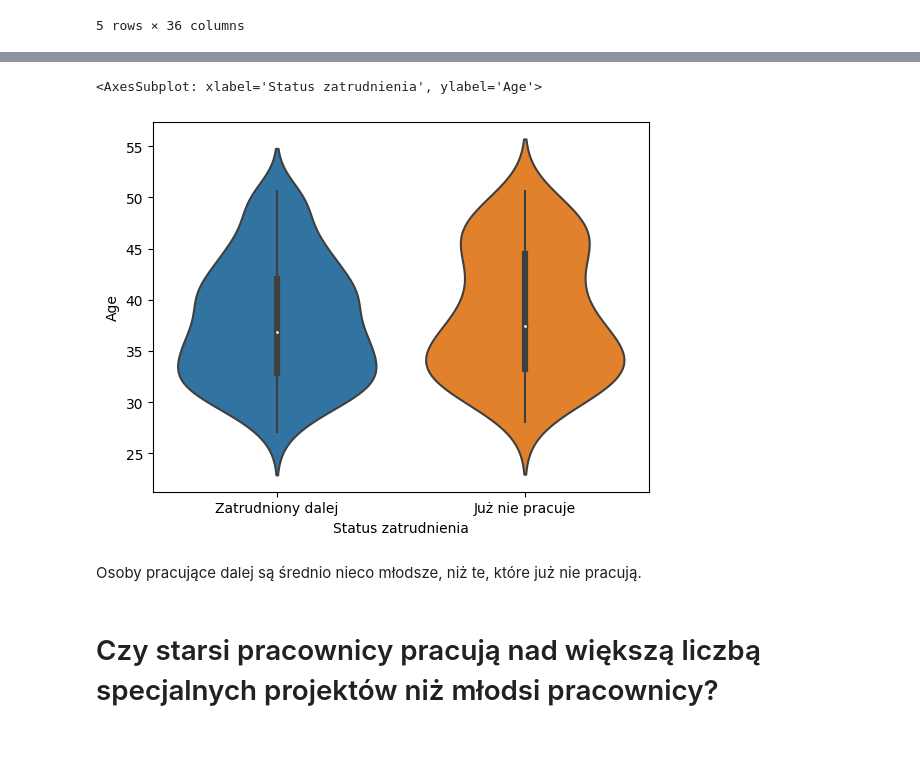
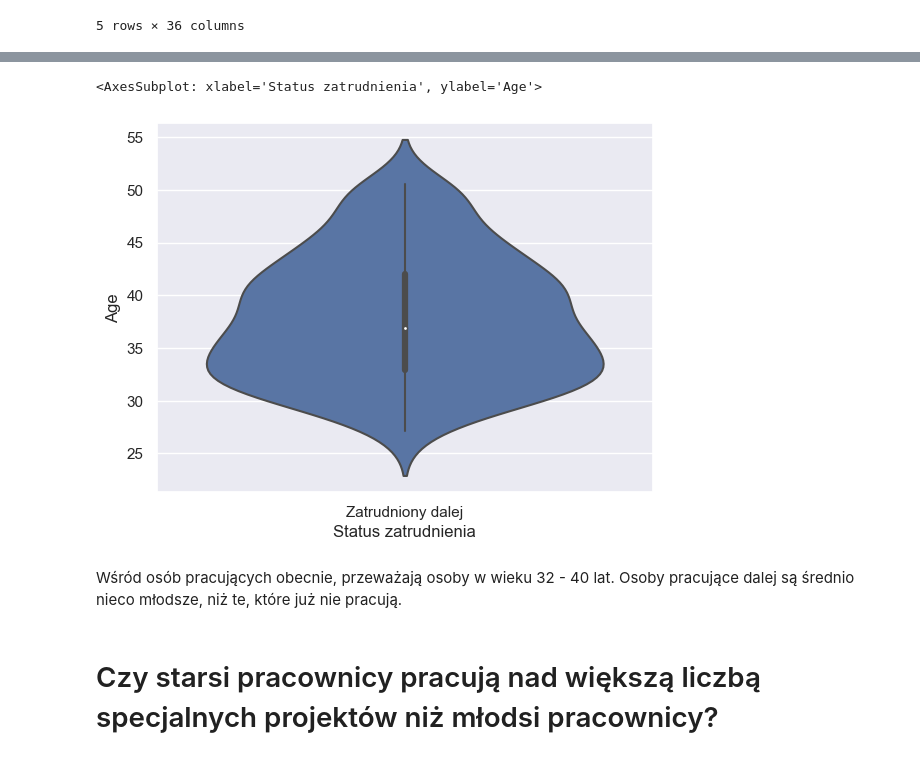
Before and after one commit to lukpytlewski/HR-dataset, a Jupyter notebook: HR_dataset.ipynb, the cells around one changed output, grey strips where cells are left out. Drawn from its saved outputs; the diff is of its cells as text; code cells hidden in the pictures.

```diff
--- a/HR_dataset.ipynb
+++ b/HR_dataset.ipynb
@@ -90,0 +104,4 @@ Można podejrzewać, że istnieje pewna zależność pomiędzy oceną wydajnośc
+# %%
+sns.set()
+df6.set_index('ManagerName').plot(kind='bar', stacked=True)
+plt.legend(loc=(1.05,0))
@@ -228,10 +253,10 @@ See the caveats in the documentation: https://pandas.pydata.org/pandas-docs/stab
 # %%
-sns.violinplot(x='Status zatrudnienia',y='Age',data=df3)
+sns.violinplot(x='Status zatrudnienia',y='Age',data=df3[df3['Status zatrudnienia']=='Zatrudniony dalej'])
 # %% [output]
 <AxesSubplot: xlabel='Status zatrudnienia', ylabel='Age'>
-[figure, old version]
+[figure, new version]
 # %% [markdown]
-Osoby pracujące dalej są średnio nieco młodsze, niż te, które już nie pracują.
+Wśród osób pracujących obecnie, przeważają osoby w wieku 32 - 40 lat. Osoby pracujące dalej są średnio nieco młodsze, niż te, które już nie pracują.
 # %% [markdown]
 # Czy starsi pracownicy pracują nad większą liczbą specjalnych projektów niż młodsi pracownicy?
 # %%
```
Also changed, not shown: parts of 10 cells of this notebook.
